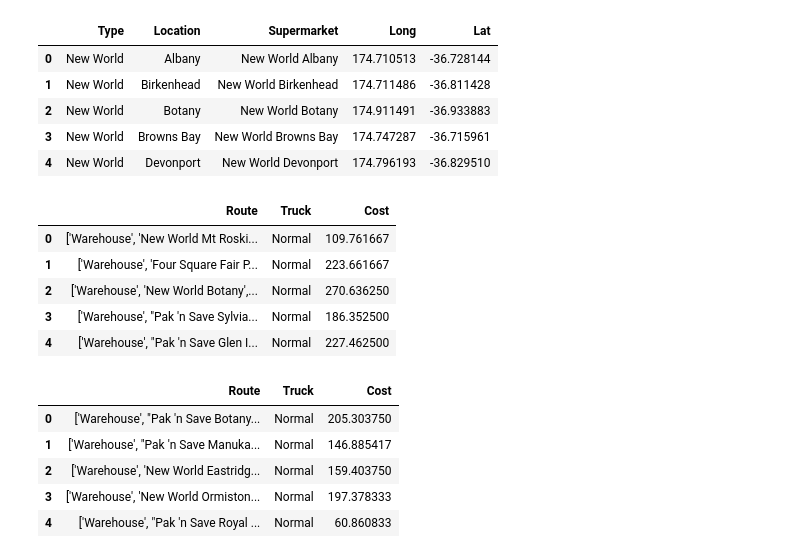
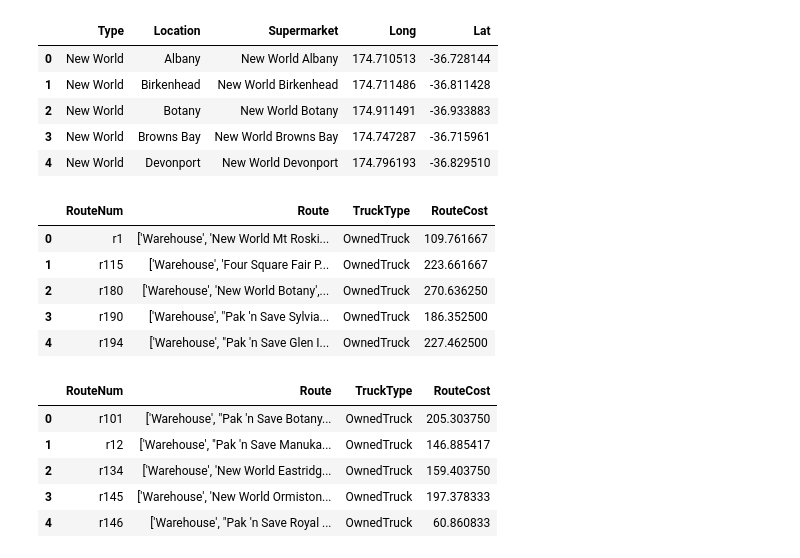
Before and after one commit to aguo921/engsci263-or-project, a Jupyter notebook: route-visualisation/route_mapping.ipynb, the cells around one changed output. Saved outputs shown, nothing was run; the diff lists cells and outputs as text; code cells hidden in the pictures.

Commit message:
Edit route visualisation

```diff
--- a/route-visualisation/route_mapping.ipynb
+++ b/route-visualisation/route_mapping.ipynb
@@ -18,25 +22,25 @@ locations.head()
 | 3 | New World | Browns Bay | New World Browns Bay | 174.747287 | -36.715961 |
 | 4 | New World | Devonport | New World Devonport | 174.796193 | -36.829510 |
 # %%
-selected_saturday = pd.read_csv("selected_saturday.csv")
+selected_saturday = pd.read_csv("../linear-program/output/SelectedRoutesSaturday.csv")
 selected_saturday.head()
 # %% [output]
-|  | Route | Truck | Cost |
-| 0 | ['Warehouse', 'New World Mt Roski... | Normal | 109.761667 |
-| 1 | ['Warehouse', 'Four Square Fair P... | Normal | 223.661667 |
-| 2 | ['Warehouse', 'New World Botany',... | Normal | 270.636250 |
-| 3 | ['Warehouse', "Pak 'n Save Sylvia... | Normal | 186.352500 |
-| 4 | ['Warehouse', "Pak 'n Save Glen I... | Normal | 227.462500 |
+|  | RouteNum | Route | TruckType | RouteCost |
+| 0 | r1 | ['Warehouse', 'New World Mt Roski... | OwnedTruck | 109.761667 |
+| 1 | r115 | ['Warehouse', 'Four Square Fair P... | OwnedTruck | 223.661667 |
+| 2 | r180 | ['Warehouse', 'New World Botany',... | OwnedTruck | 270.636250 |
+| 3 | r190 | ['Warehouse', "Pak 'n Save Sylvia... | OwnedTruck | 186.352500 |
+| 4 | r194 | ['Warehouse', "Pak 'n Save Glen I... | OwnedTruck | 227.462500 |
 # %%
-selected_weekday = pd.read_csv("selected_weekday.csv")
+selected_weekday = pd.read_csv("../linear-program/output/SelectedRoutesWeekday.csv")
 selected_weekday.head()
 # %% [output]
-|  | Route | Truck | Cost |
-| 0 | ['Warehouse', "Pak 'n Save Botany... | Normal | 205.303750 |
-| 1 | ['Warehouse', "Pak 'n Save Manuka... | Normal | 146.885417 |
-| 2 | ['Warehouse', 'New World Eastridg... | Normal | 159.403750 |
-| 3 | ['Warehouse', 'New World Ormiston... | Normal | 197.378333 |
-| 4 | ['Warehouse', "Pak 'n Save Royal ... | Normal | 60.860833 |
+|  | RouteNum | Route | TruckType | RouteCost |
+| 0 | r101 | ['Warehouse', "Pak 'n Save Botany... | OwnedTruck | 205.303750 |
+| 1 | r12 | ['Warehouse', "Pak 'n Save Manuka... | OwnedTruck | 146.885417 |
+| 2 | r134 | ['Warehouse', 'New World Eastridg... | OwnedTruck | 159.403750 |
+| 3 | r145 | ['Warehouse', 'New World Ormiston... | OwnedTruck | 197.378333 |
+| 4 | r146 | ['Warehouse', "Pak 'n Save Royal ... | OwnedTruck | 60.860833 |
 # %%
 def initialise_map(locations):
     coords = locations[['Long', 'Lat']] # Mapping packages work with Long, Lat arrays
```
Also changed, not shown: parts of 3 cells of this notebook.
